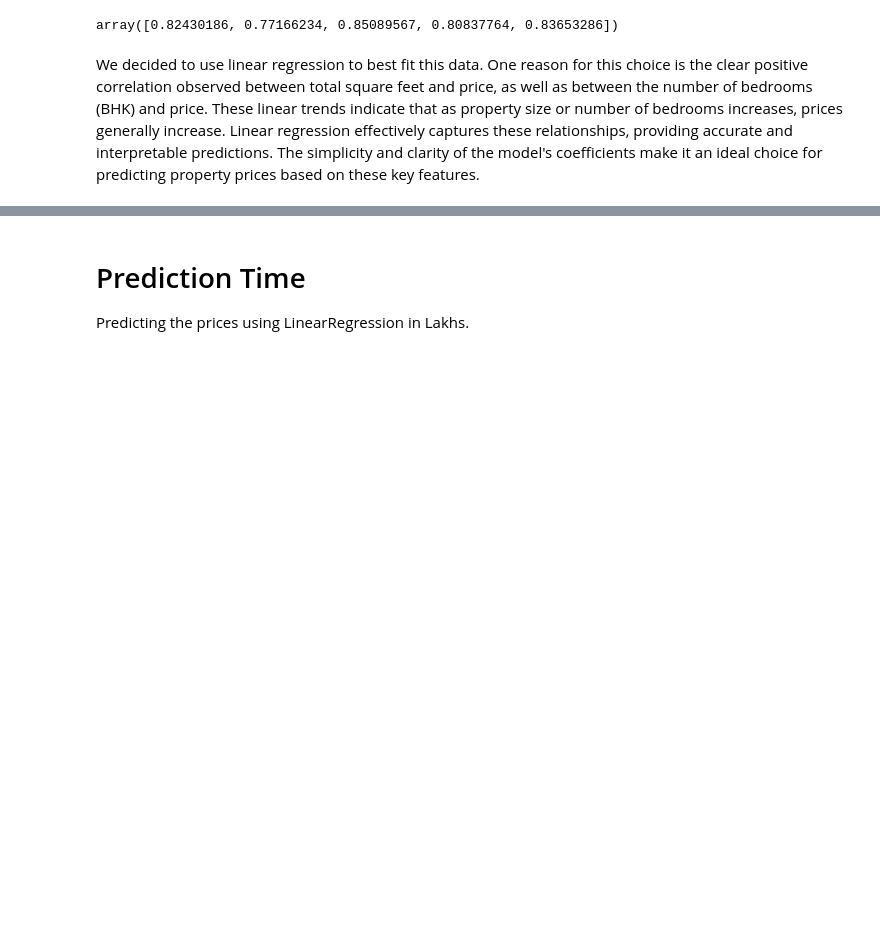
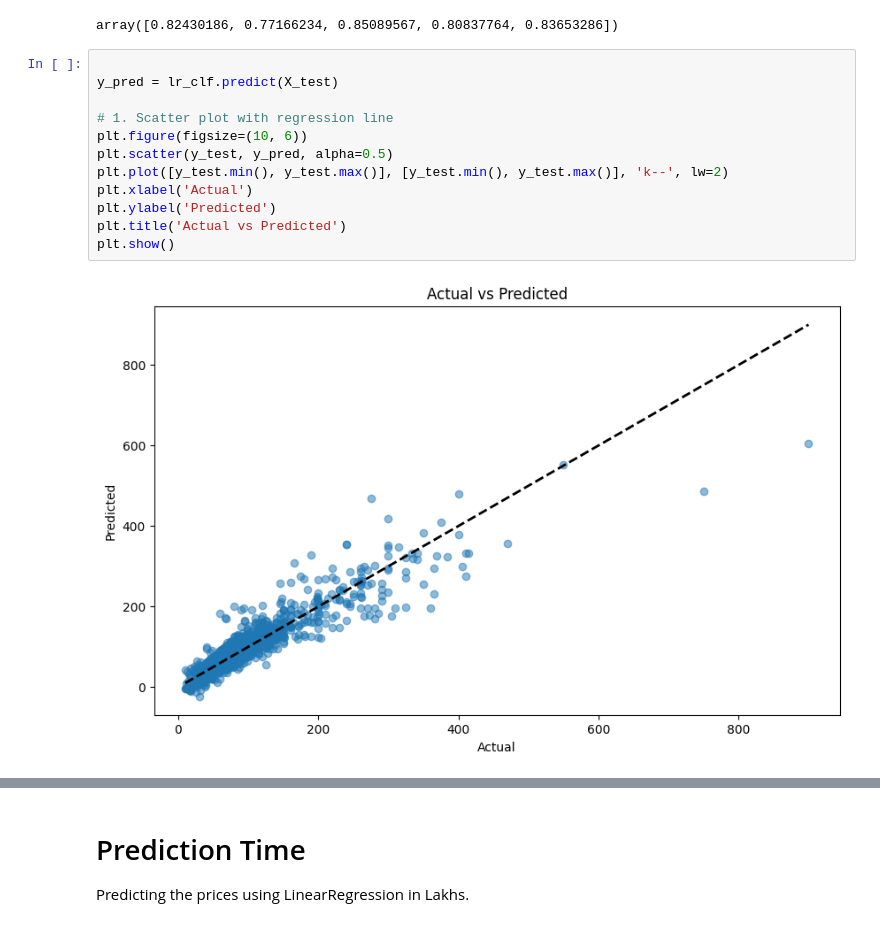
Before and after one commit to salexm/-salexm.github.io, a Jupyter notebook: Real_Estate_Price_Prediction_BHP_Dataset.ipynb, the cells around one changed output, grey strips where cells are left out. Drawn from its saved outputs; the diff is of its cells as text; blank space fills up the shorter version.

```diff
--- a/Real_Estate_price_prediction.ipynb
+++ b/Real_Estate_Price_Prediction_BHP_Dataset.ipynb
@@ -643,6 +646,17 @@ cv = ShuffleSplit(n_splits = 5, test_size = 0.2, random_state = 0)     # Shuffle
 cross_val_score(LinearRegression(), X, y, cv=cv)
 # %% [output]
 array([0.82430186, 0.77166234, 0.85089567, 0.80837764, 0.83653286])
-# %% [markdown]
-
-We decided to use linear regression to best fit this data. One reason for this choice is the clear positive correlation observed between total square feet and price, as well as between the number of bedrooms (BHK) and price. These linear trends indicate that as property size or number of bedrooms increases, prices generally increase. Linear regression effectively captures these relationships, providing accurate and interpretable predictions. The simplicity and clarity of the model's coefficients make it an ideal choice for predicting property prices based on these key features.
+# %%
+
+y_pred = lr_clf.predict(X_test)
+
+# 1. Scatter plot with regression line
+plt.figure(figsize=(10, 6))
+plt.scatter(y_test, y_pred, alpha=0.5)
+plt.plot([y_test.min(), y_test.max()], [y_test.min(), y_test.max()], 'k--', lw=2)
+plt.xlabel('Actual')
+plt.ylabel('Predicted')
+plt.title('Actual vs Predicted')
+plt.show()
+# %% [output]
+[figure, added]
```
Also changed, not shown: parts of 2 cells of this notebook, 1 other file.
